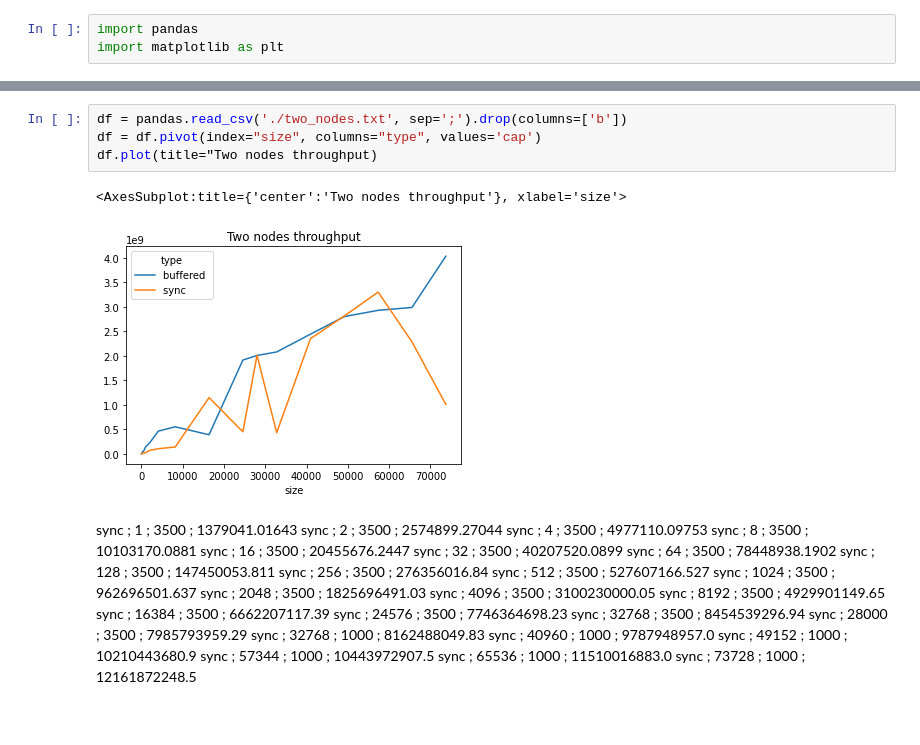
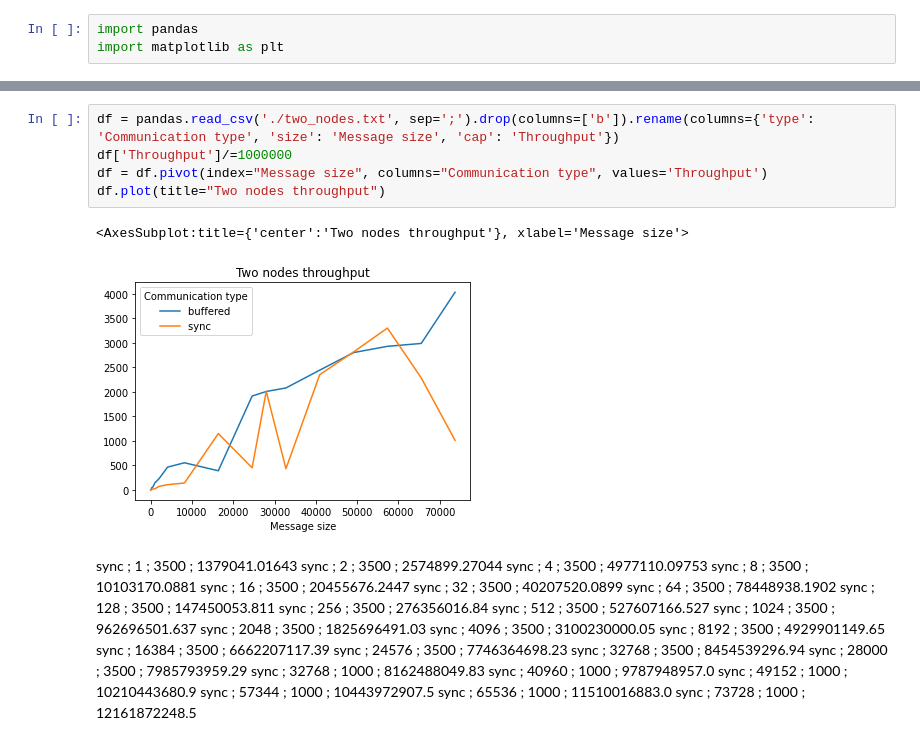
Before and after one commit to maciektr/parallel_lab, a Jupyter notebook: ex1/raport1.ipynb, the cells around one changed output, grey strips where cells are left out. Saved outputs shown, nothing was run; the diff lists cells and outputs as text.

```diff
--- a/ex1/raport1.ipynb
+++ b/ex1/raport1.ipynb
@@ -32,10 +33,11 @@ df.plot(title='Single node throughput')
 # %%
-df = pandas.read_csv('./two_nodes.txt', sep=';').drop(columns=['b'])
-df = df.pivot(index="size", columns="type", values='cap')
-df.plot(title="Two nodes throughput)
+df = pandas.read_csv('./two_nodes.txt', sep=';').drop(columns=['b']).rename(columns={'type': 'Communication type', 'size': 'Message size', 'cap': 'Throughput'})
+df['Throughput']/=1000000
+df = df.pivot(index="Message size", columns="Communication type", values='Throughput')
+df.plot(title="Two nodes throughput")
 # %% [output]
-<AxesSubplot:title={'center':'Two nodes throughput'}, xlabel='size'>
+<AxesSubplot:title={'center':'Two nodes throughput'}, xlabel='Message size'>
-[figure, old version]
+[figure, new version]
 # %% [markdown]
 sync ; 1 ; 3500 ; 1379041.01643
 sync ; 2 ; 3500 ; 2574899.27044
```
Also changed, not shown: parts of 23 cells of this notebook, 9 other files.
